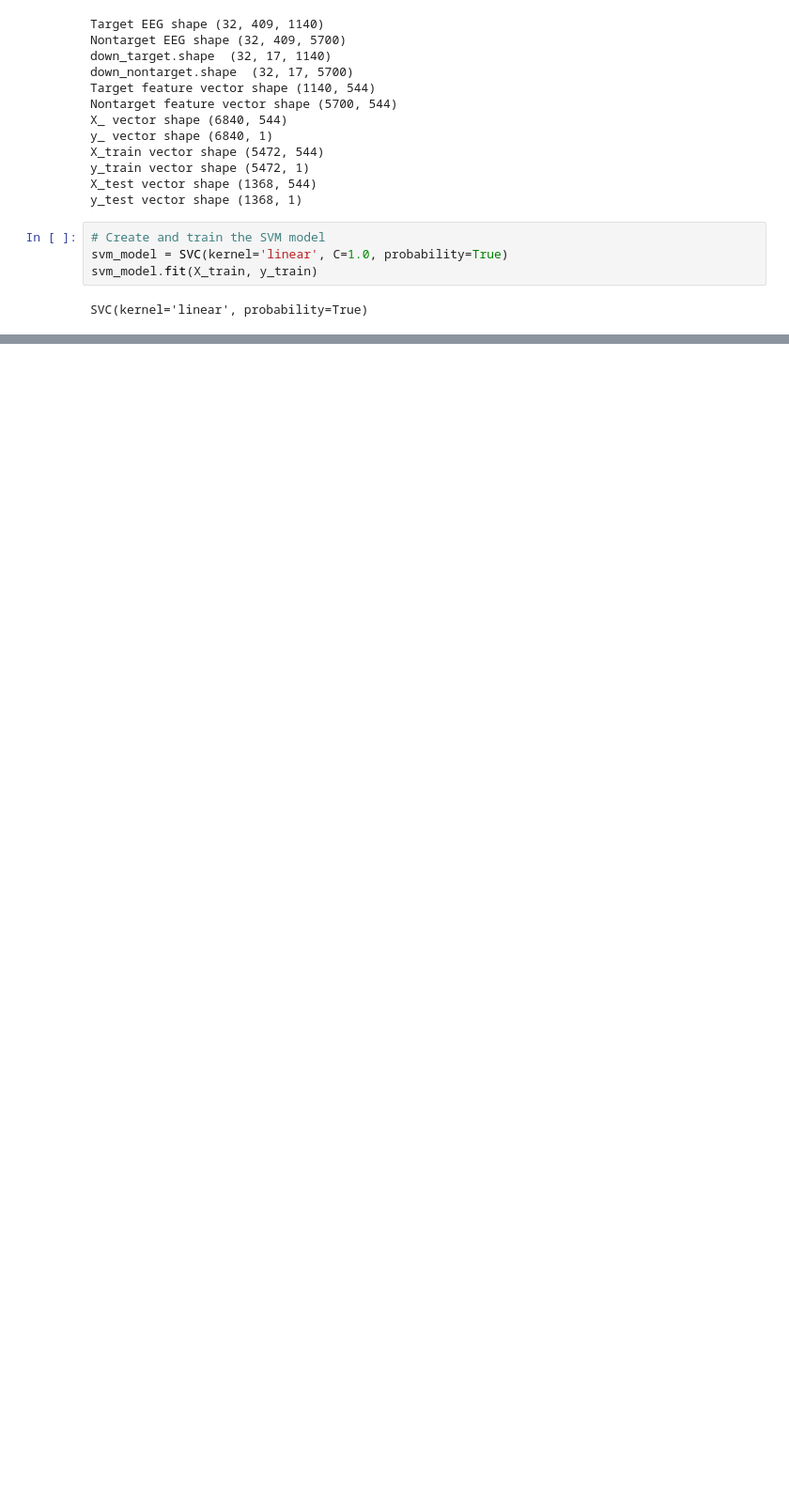
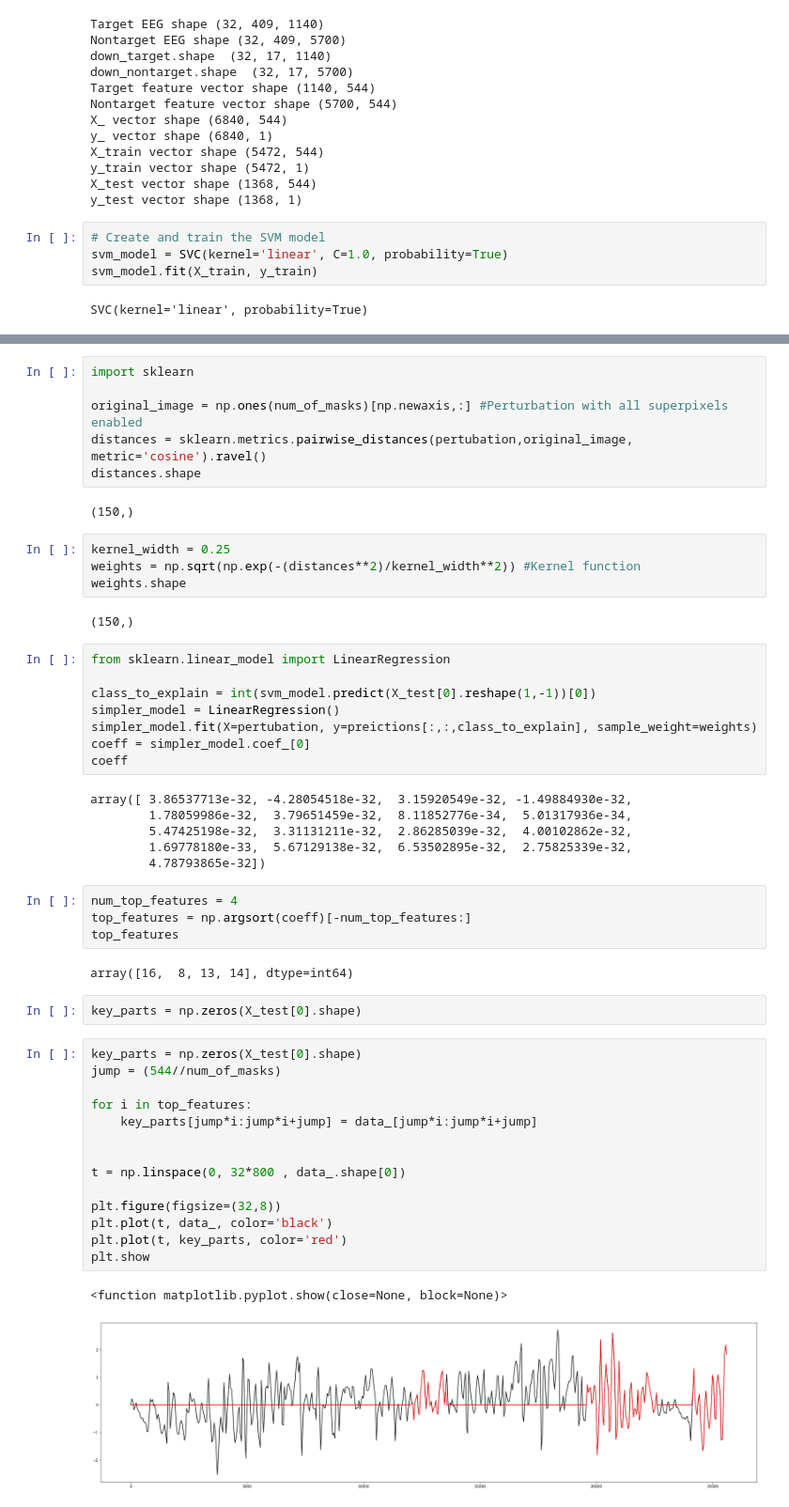
Before and after one commit to EarEEG-FYP/Dataset-for-P300-Speller-BCI, a Jupyter notebook: SVM_explainable_manually.ipynb, the cells around one changed output, grey strips where cells are left out. Shown at 94% size. Drawn from its saved outputs; the diff is of its cells as text; blank space fills up the shorter version.

Commit message:
explainability manually for signals Done

```diff
--- a/SVM_explainable_manually.ipynb
+++ b/SVM_explainable_manually.ipynb
@@ -358,0 +340,53 @@ array([[0.98034546, 0.01965454]])
+# %%
+import sklearn
+
+original_image = np.ones(num_of_masks)[np.newaxis,:] #Perturbation with all superpixels enabled
+distances = sklearn.metrics.pairwise_distances(pertubation,original_image, metric='cosine').ravel()
+distances.shape
+# %% [output]
+(150,)
+# %%
+kernel_width = 0.25
+weights = np.sqrt(np.exp(-(distances**2)/kernel_width**2)) #Kernel function
+weights.shape
+# %% [output]
+(150,)
+# %%
+from sklearn.linear_model import LinearRegression
+
+class_to_explain = int(svm_model.predict(X_test[0].reshape(1,-1))[0])
+simpler_model = LinearRegression()
+simpler_model.fit(X=pertubation, y=preictions[:,:,class_to_explain], sample_weight=weights)
+coeff = simpler_model.coef_[0]
+coeff
+# %% [output]
+array([ 3.86537713e-32, -4.28054518e-32,  3.15920549e-32, -1.49884930e-32,
+        1.78059986e-32,  3.79651459e-32,  8.11852776e-34,  5.01317936e-34,
+        5.47425198e-32,  3.31131211e-32,  2.86285039e-32,  4.00102862e-32,
+        1.69778180e-33,  5.67129138e-32,  6.53502895e-32,  2.75825339e-32,
+        4.78793865e-32])
+# %%
+num_top_features = 4
+top_features = np.argsort(coeff)[-num_top_features:]
+top_features
+# %% [output]
+array([16,  8, 13, 14], dtype=int64)
+# %%
+key_parts = np.zeros(X_test[0].shape)
+# %%
+key_parts = np.zeros(X_test[0].shape)
+jump = (544//num_of_masks)
+
+for i in top_features:
+    key_parts[jump*i:jump*i+jump] = data_[jump*i:jump*i+jump]
+
+
+t = np.linspace(0, 32*800 , data_.shape[0])
+
+plt.figure(figsize=(32,8))
+plt.plot(t, data_, color='black')
+plt.plot(t, key_parts, color='red')
+plt.show
+# %% [output]
+<function matplotlib.pyplot.show(close=None, block=None)>
+[figure, added]
```
Also changed, not shown: parts of 14 cells of this notebook.
